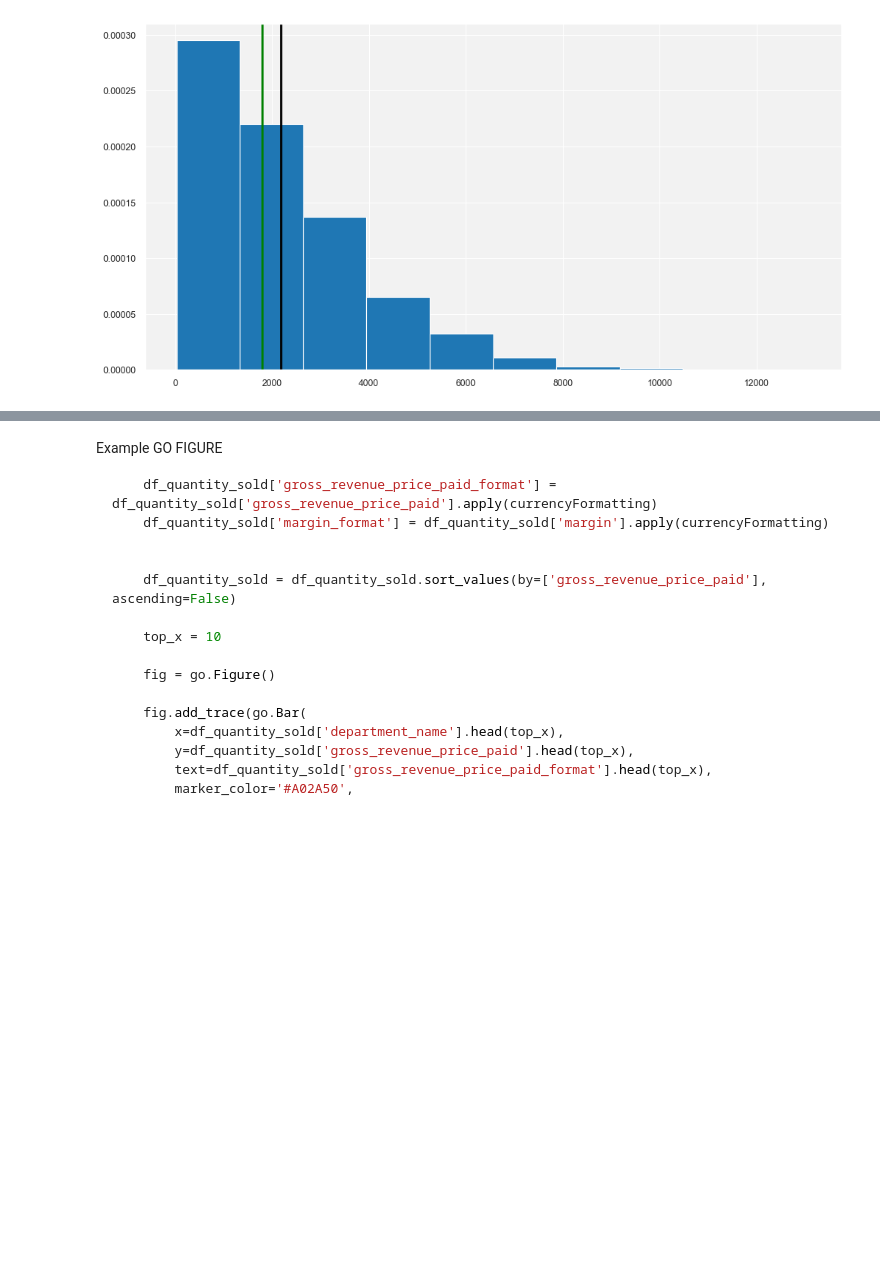
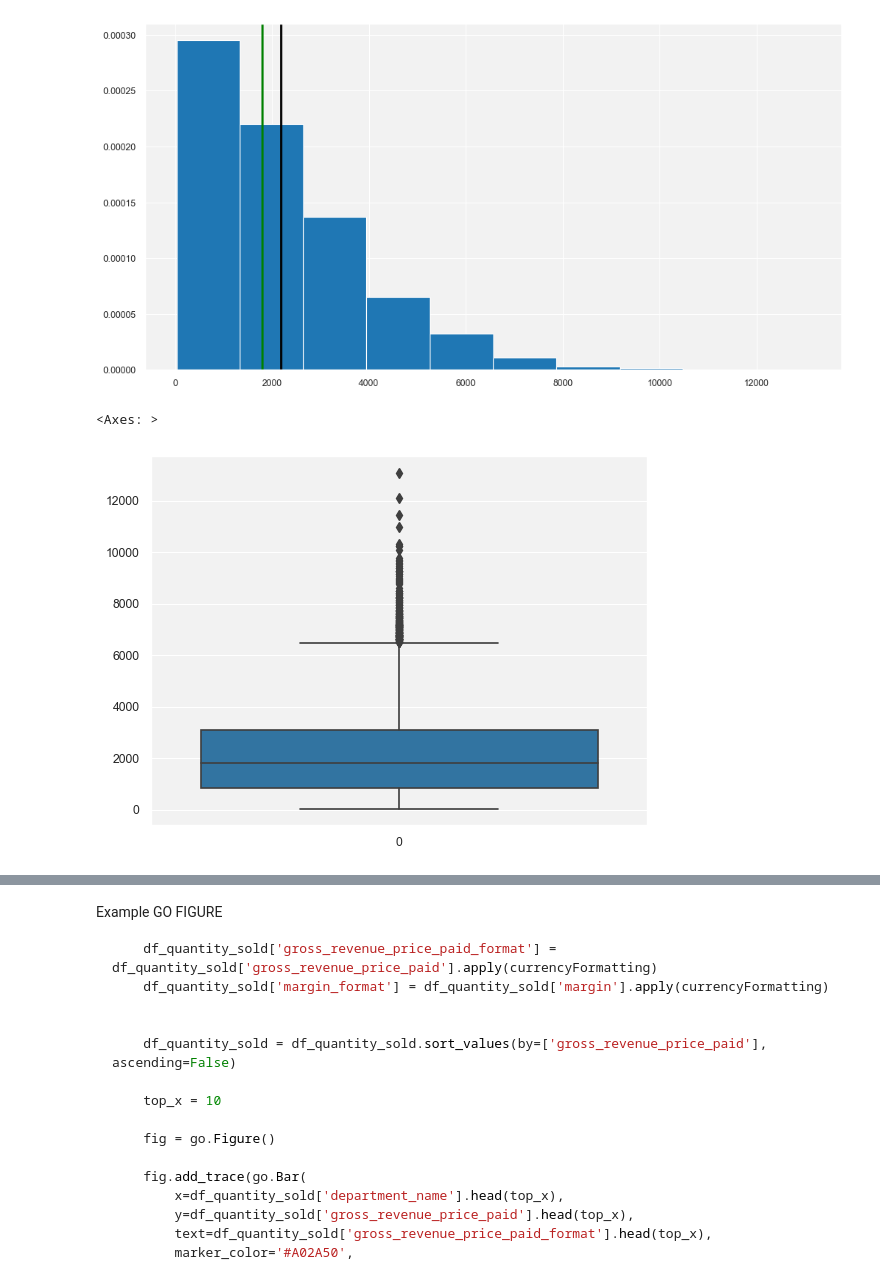
Before and after one commit to Krupique/mlops-projects, a Jupyter notebook: 02-bigmart_sales_prediction/notebook/data_analysis_new.ipynb, the cells around one changed output, grey strips where cells are left out. Drawn from its saved outputs; the diff is of its cells as text; code cells hidden in the pictures; blank space fills up the shorter version.

Commit message:
boxplot item sales

```diff
--- a/02-bigmart_sales_prediction/notebook/data_analysis_new.ipynb
+++ b/02-bigmart_sales_prediction/notebook/data_analysis_new.ipynb
@@ -452,3 +452,8 @@ Kurtosis : 1.616
 Mean : 2181.29
 Median : 1794.33
 [figure]
+# %%
+sns.boxplot(df_train_raw['Item_Outlet_Sales'])
+# %% [output]
+<Axes: >
+[figure, added]
```
Also changed, not shown: parts of 2 cells of this notebook.
